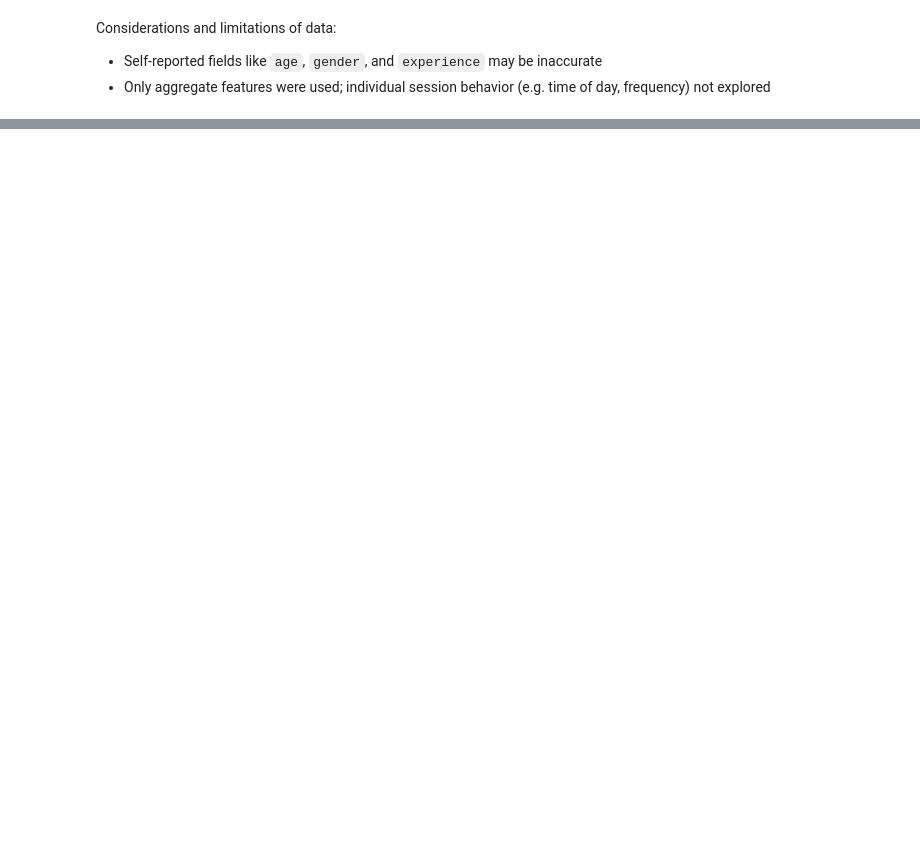
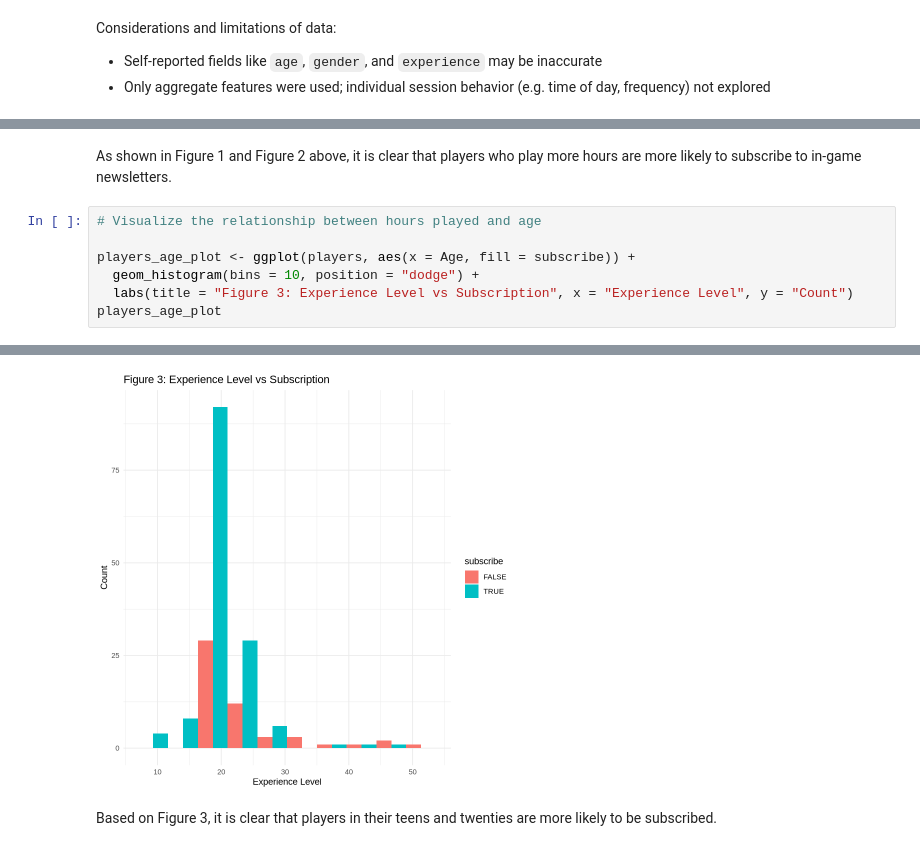
Before and after one commit to Gmangill/dsci-100-project---Gurman, a Jupyter notebook: dsci project.ipynb, the cells around one changed output, grey strips where cells are left out. Saved outputs shown, nothing was run; the diff lists cells and outputs as text; blank space fills up the shorter version.

```diff
--- a/dsci project.ipynb
+++ b/dsci project.ipynb
@@ -95,0 +138,10 @@ A tibble: 6 × 7
+# %% [markdown]
+As shown in Figure 1 and Figure 2 above, it is clear that players who play more hours are more likely to subscribe to in-game newsletters.
+# %%
+# Visualize the relationship between hours played and age
+
+players_age_plot <- ggplot(players, aes(x = Age, fill = subscribe)) +
+  geom_histogram(bins = 10, position = "dodge") +
+  labs(title = "Figure 3: Experience Level vs Subscription", x = "Experience Level", y = "Count")
+players_age_plot
+# %% [output]
@@ -95,0 +150,3 @@ A tibble: 6 × 7
+[figure, added]
+# %% [markdown]
+Based on Figure 3, it is clear that players in their teens and twenties are more likely to be subscribed.
```
Also changed, not shown: parts of 6 cells of this notebook.
